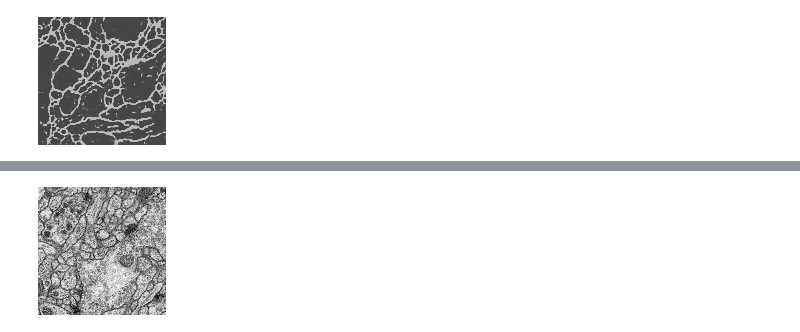
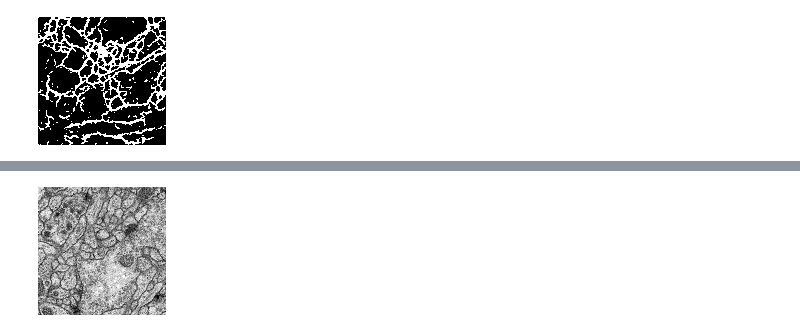
Before and after one commit to Afchis/test_r_unet, a Jupyter notebook: Medical_test_unet.ipynb, the cells around one changed output, grey strips where cells are left out. Cells and saved outputs as stored; diff of their text form; code cells hidden in the pictures.

```diff
--- a/Medical_test_unet.ipynb
+++ b/Medical_test_unet.ipynb
@@ -477,7 +496,8 @@ showw(input)
-# %%
-showw(output)
-# %% [output]
-[figure, removed]
+# %%
+output1 = (output>0.3).float()
+showw(output1)
+# %% [output]
+[figure, added]
 # %%
 showw(label)
 # %% [output]
```
Also changed, not shown: parts of 13 cells of this notebook, 56 other files.
